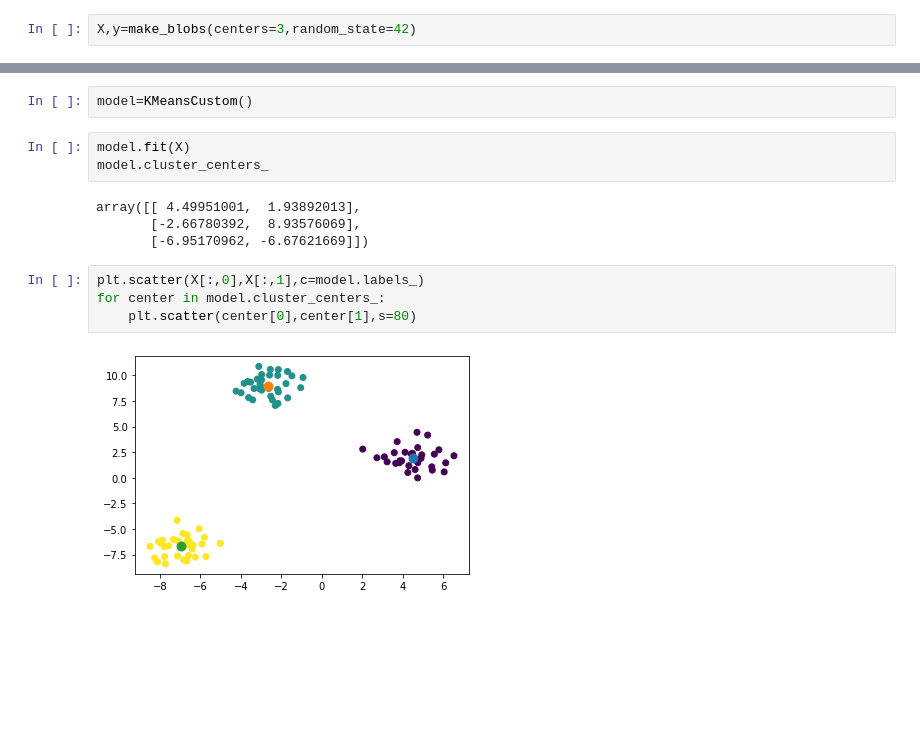
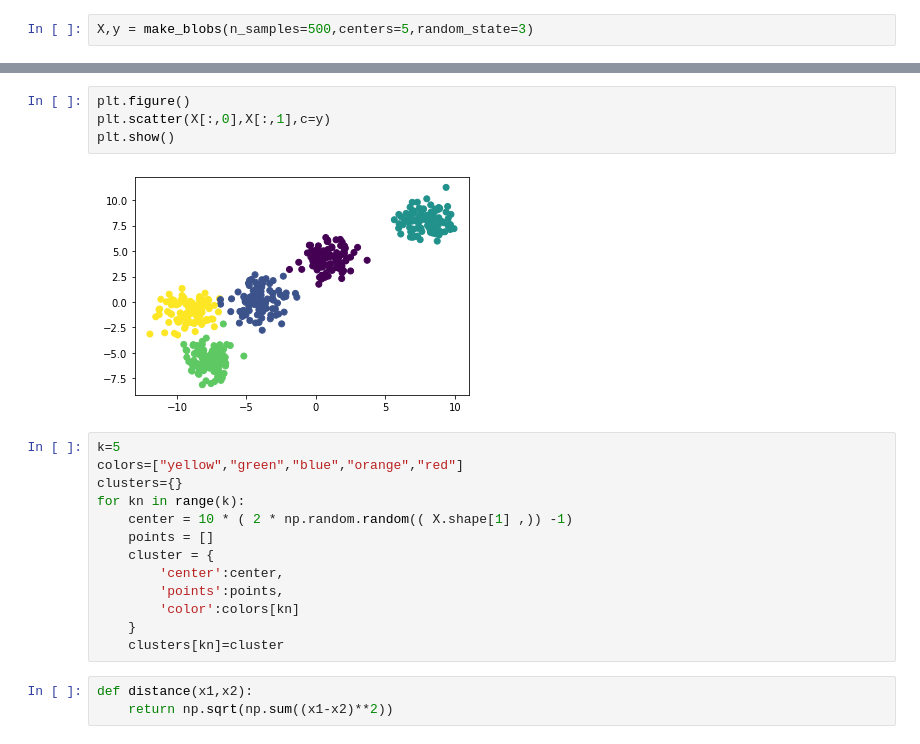
Before and after one commit to JayantGoel001/K-Means, a Jupyter notebook: K_means_Implementation.ipynb, the cells around one changed output, grey strips where cells are left out. Drawn from its saved outputs; the diff is of its cells as text; blank space fills up the shorter version.

```diff
--- a/K_means_Implementation.ipynb
+++ b/K_means_Implementation.ipynb
@@ -6,2 +5,2 @@ import random
 # %%
-X,y=make_blobs(centers=3,random_state=42)
+X,y = make_blobs(n_samples=500,centers=5,random_state=3)
@@ -48,15 +7,22 @@ class KMeansCustom:
-# %%
-model=KMeansCustom()
-# %%
-model.fit(X)
-model.cluster_centers_
-# %% [output]
-array([[ 4.49951001,  1.93892013],
-       [-2.66780392,  8.93576069],
-       [-6.95170962, -6.67621669]])
 # %%
-plt.scatter(X[:,0],X[:,1],c=model.labels_)
-for center in model.cluster_centers_:
-    plt.scatter(center[0],center[1],s=80)
+plt.figure()
+plt.scatter(X[:,0],X[:,1],c=y)
+plt.show()
 # %% [output]
-[figure, old version]
+[figure, new version]
+# %%
+k=5
+colors=["yellow","green","blue","orange","red"]
+clusters={}
+for kn in range(k):
+    center = 10 * ( 2 * np.random.random(( X.shape[1] ,)) -1)
+    points = []
+    cluster = {
+        'center':center,
+        'points':points,
+        'color':colors[kn]
+    }
+    clusters[kn]=cluster
+# %%
+def distance(x1,x2):
+    return np.sqrt(np.sum((x1-x2)**2))
```
Also changed, not shown: parts of 6 cells of this notebook.
